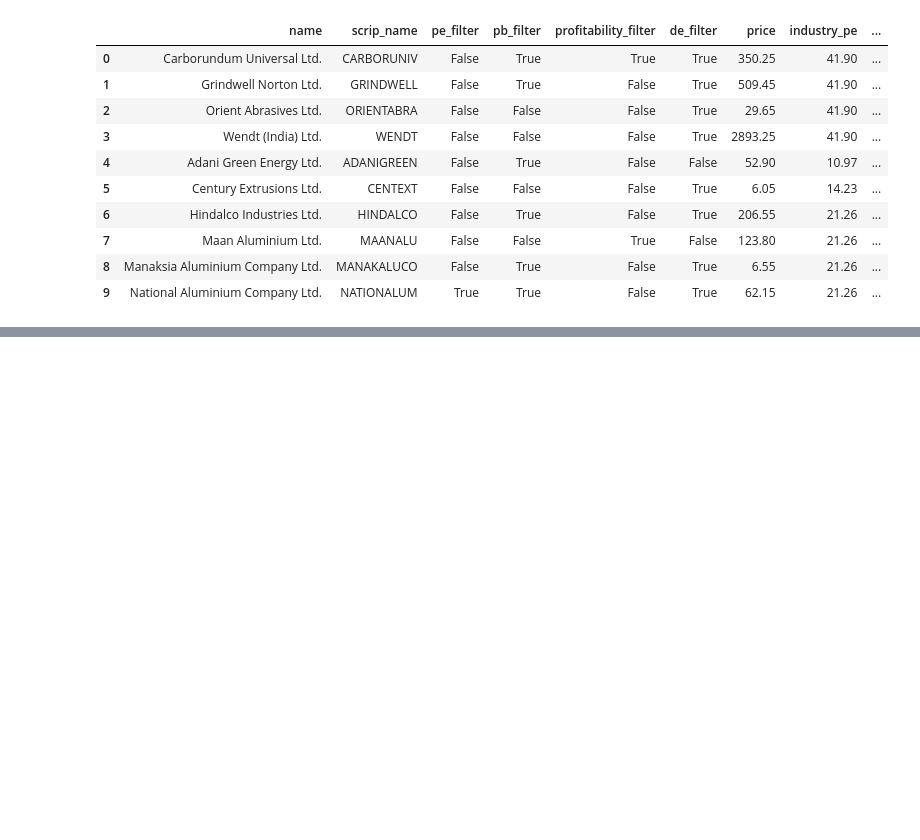
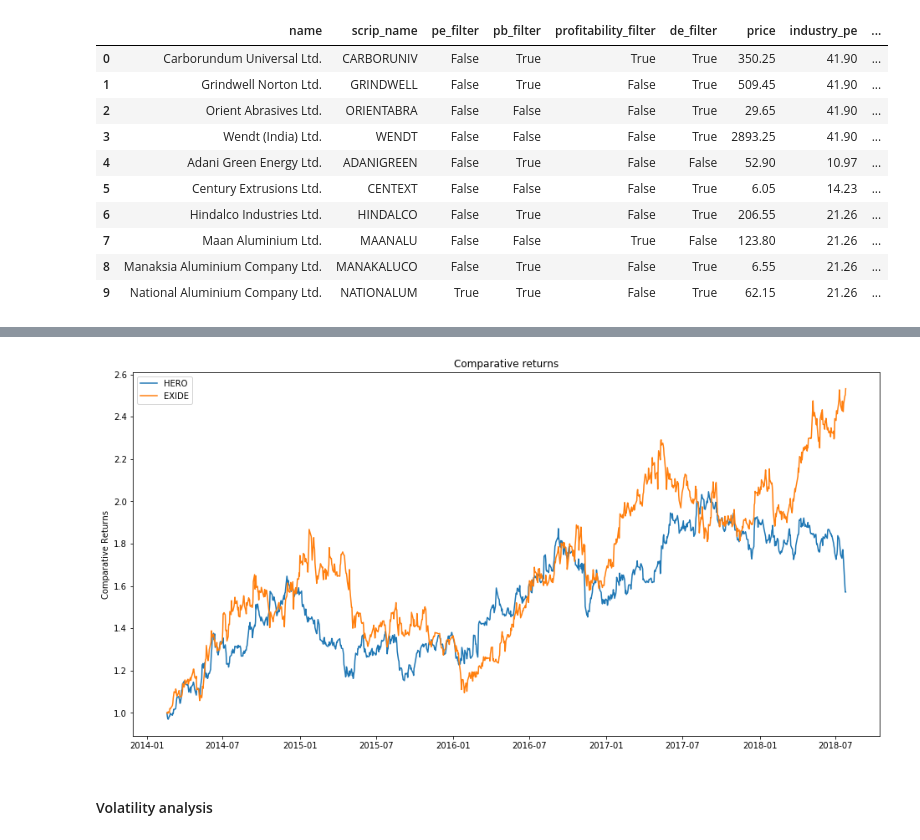
Before and after one commit to faizanahemad/data-science-utils, a Jupyter notebook: data_science_utils/financial/mutual_fund.ipynb, the cells around one changed output, grey strips where cells are left out. Saved outputs shown, nothing was run; the diff lists cells and outputs as text; code cells hidden in the pictures; blank space fills up the shorter version.

```diff
--- a/data_science_utils/financial/mutual_fund.ipynb
+++ b/data_science_utils/financial/mutual_fund.ipynb
@@ -1063,0 +1121,22 @@ scores_df.head(10)
+# %%
+
+def generate_returns_chart(stocks,days=1095):
+    plt.figure(figsize=(16,8))
+    stocks = {key:stocks[key].tail(days).apply(lambda x: x / x[0]) for key in stocks.keys()}
+    handles = []
+    for key in stocks.keys():
+        y = stocks[key]['close']
+        p2, = plt.plot(stocks[key].index, y,label=key)
+        handles.append(p2)
+    plt.legend(handles=handles)
+    plt.title("Comparative returns")
+    plt.ylabel('Comparative Returns')
+
+    plt.show()
+# %%
+generate_returns_chart({"HERO":accumulator['HEROMOTOCO']['past_prices']['all_past_prices'],
+                       "EXIDE":accumulator['EXIDEIND']['past_prices']['all_past_prices']})
+# %% [output]
+[figure, added]
+# %% [markdown]
+#### Volatility analysis
```
Also changed, not shown: parts of 41 cells of this notebook.
